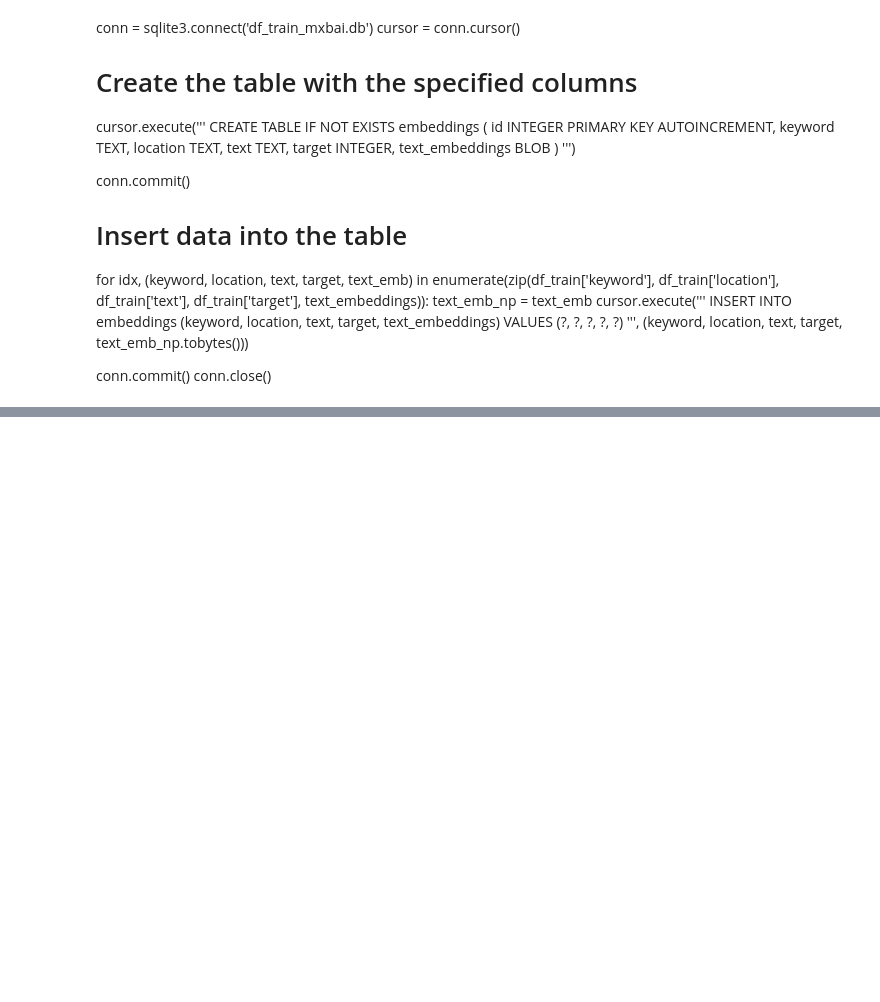
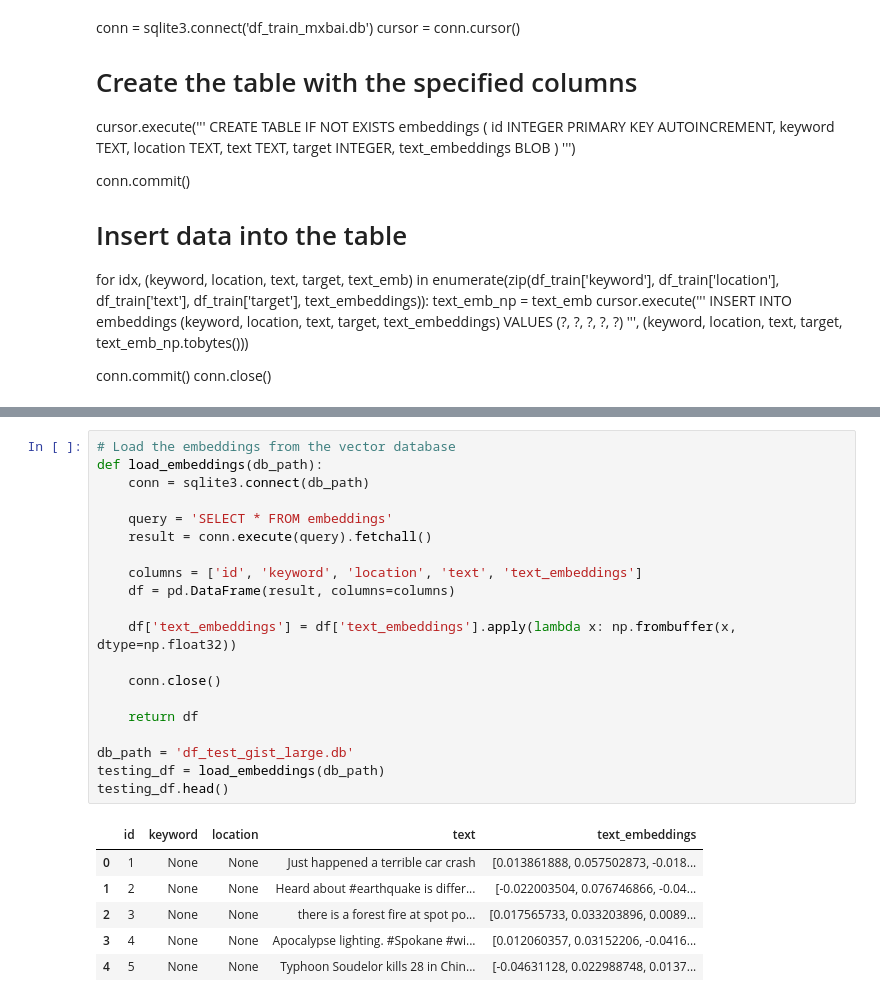
Before and after one commit to matthewlewis123/Disaster-prediction, a Jupyter notebook: Disaster_prediction.ipynb, the cells around one changed output, grey strips where cells are left out. Drawn from its saved outputs; the diff is of its cells as text; blank space fills up the shorter version.

```diff
--- a/Disaster_prediction.ipynb
+++ b/Disaster_prediction.ipynb
@@ -207,0 +257,27 @@ plt.show()
+# %%
+# Load the embeddings from the vector database
+def load_embeddings(db_path):
+    conn = sqlite3.connect(db_path)
+
+    query = 'SELECT * FROM embeddings'
+    result = conn.execute(query).fetchall()
+
+    columns = ['id', 'keyword', 'location', 'text', 'text_embeddings']
+    df = pd.DataFrame(result, columns=columns)
+
+    df['text_embeddings'] = df['text_embeddings'].apply(lambda x: np.frombuffer(x, dtype=np.float32))
+
+    conn.close()
+
+    return df
+
+db_path = 'df_test_gist_large.db'
+testing_df = load_embeddings(db_path)
+testing_df.head()
+# %% [output]
+|  | id | keyword | location | text | text_embeddings |
+| 0 | 1 | None | None | Just happened a terrible car crash | [0.013861888, 0.057502873, -0.018... |
+| 1 | 2 | None | None | Heard about #earthquake is differ... | [-0.022003504, 0.076746866, -0.04... |
+| 2 | 3 | None | None | there is a forest fire at spot po... | [0.017565733, 0.033203896, 0.0089... |
+| 3 | 4 | None | None | Apocalypse lighting. #Spokane #wi... | [0.012060357, 0.03152206, -0.0416... |
+| 4 | 5 | None | None | Typhoon Soudelor kills 28 in Chin... | [-0.04631128, 0.022988748, 0.0137... |
```
Also changed, not shown: parts of 16 cells of this notebook.
